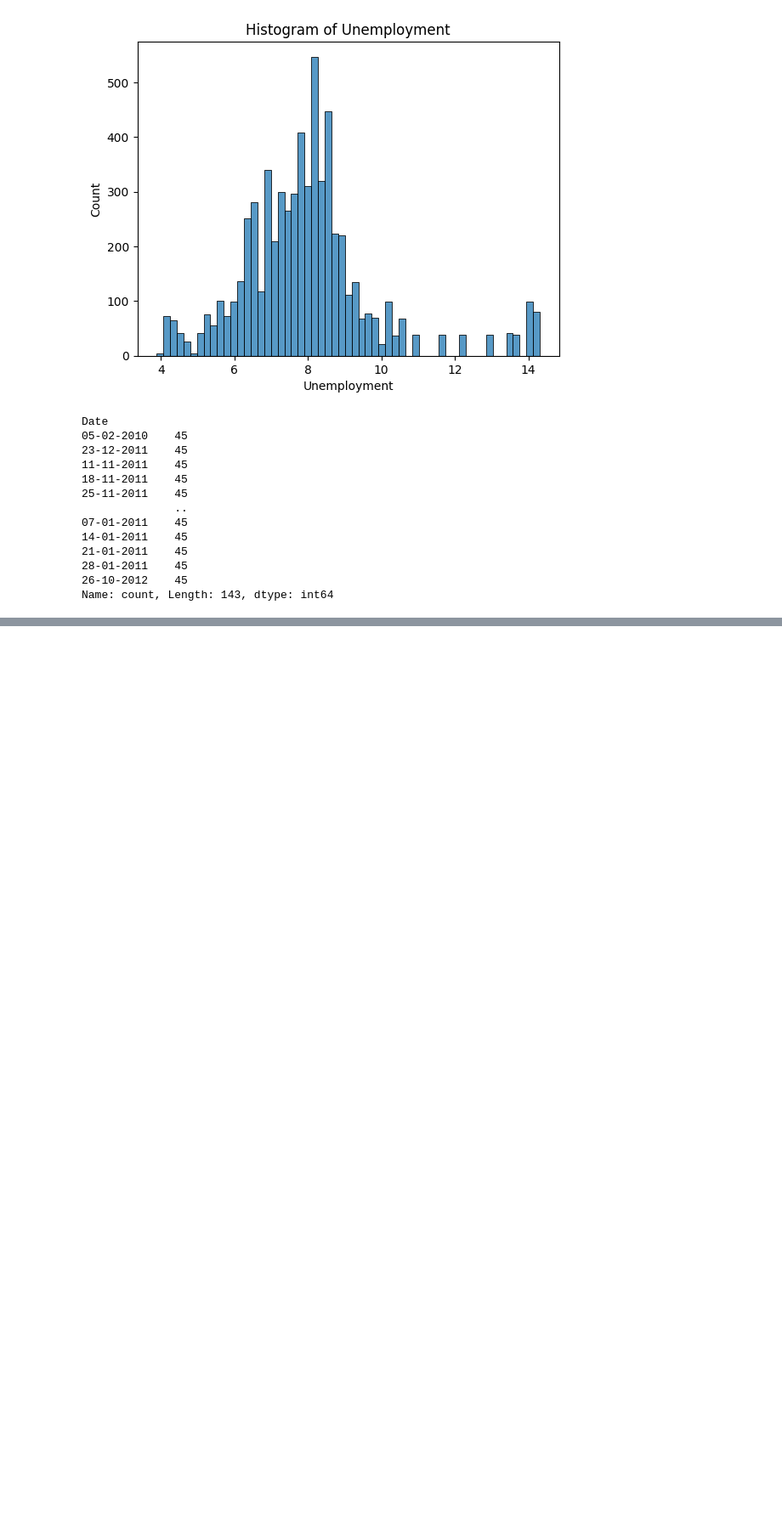
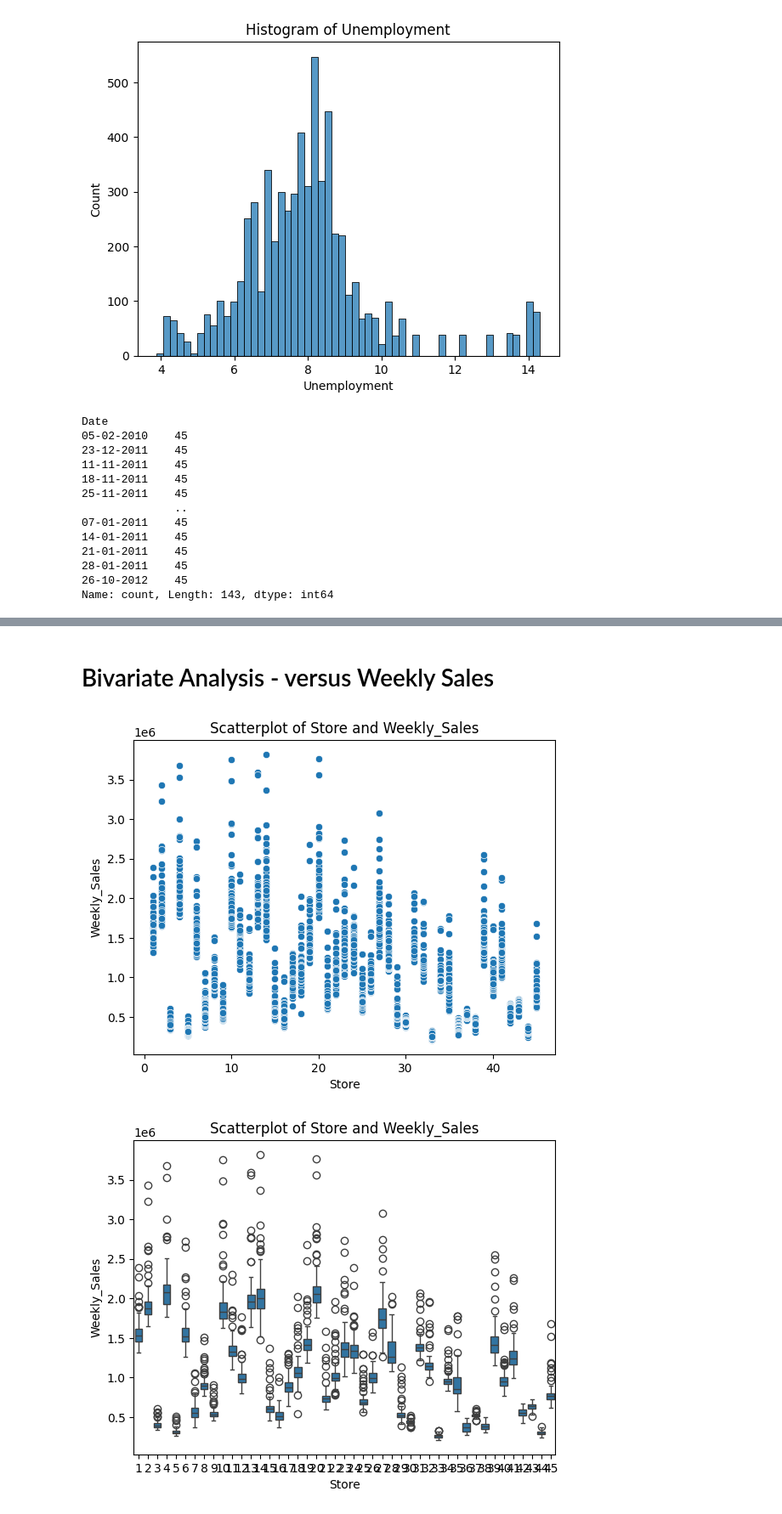
Before and after one commit to TangoMango223/walmart_analysis, a Jupyter notebook: analysis.ipynb, the cells around one changed output, grey strips where cells are left out. Shown at 85% size. Saved outputs shown, nothing was run; the diff lists cells and outputs as text; code cells hidden in the pictures; blank space fills up the shorter version.

```diff
--- a/analysis.ipynb
+++ b/analysis.ipynb
@@ -165,0 +179,26 @@ Name: count, Length: 143, dtype: int64
+# %% [markdown]
+# Bivariate Analysis - versus Weekly Sales
+# %%
+# Remove Weekly_Sales from numerical_cols
+new_var_list = numerical_cols.drop(columns = {"Weekly_Sales"})
+# %%
+# Graph it visually:
+
+def bivariate_graphs(df, x_var, y_var):
+    # Graph to quickly check and compare x_var vs. y_var for visual inspection...
+
+    # Let's make a scatterplot:
+    sns.scatterplot(data = df, x = x_var, y = y_var)
+    plt.title(f"Scatterplot of {x_var} and {y_var}")
+    plt.show()
+
+    # Boxplot:
+    sns.boxplot(data = df, x = x_var, y = y_var)
+    plt.title(f"Scatterplot of {x_var} and {y_var}")
+    plt.show()
+# %%
+for var in new_var_list:
+    bivariate_graphs(df, var, "Weekly_Sales")
+# %% [output]
+[figure, added]
+[figure, added]
```
Also changed, not shown: parts of 16 cells of this notebook.
